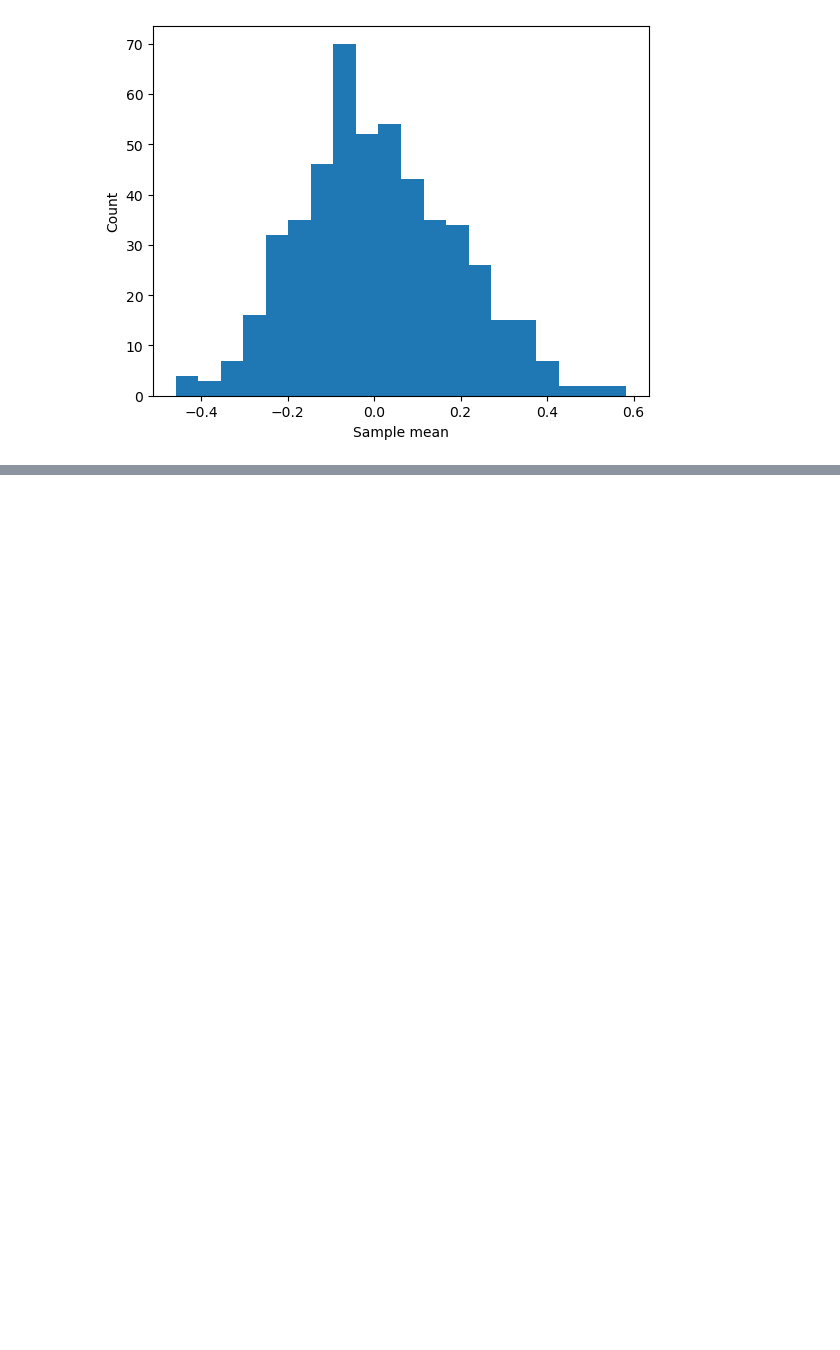
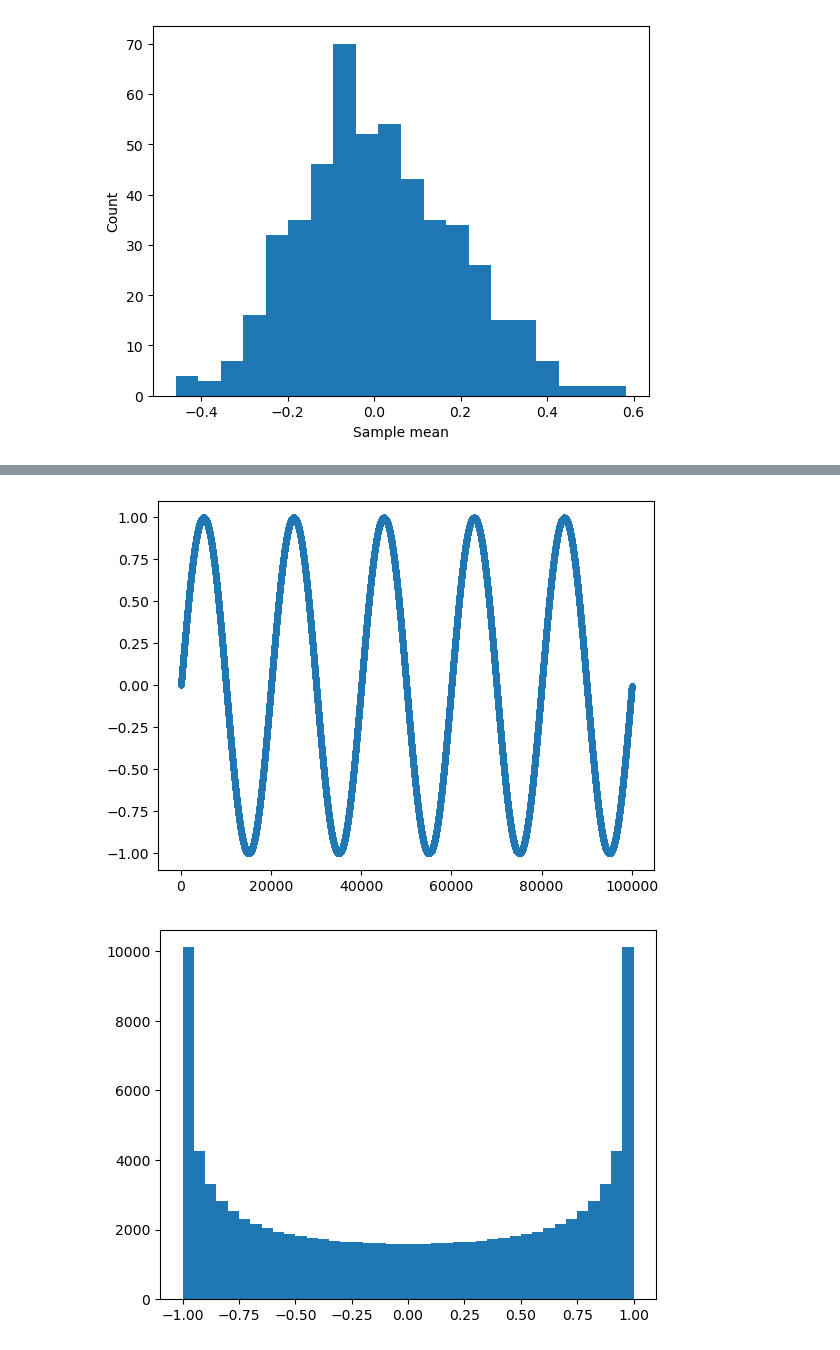
Before and after one commit to davidul/data-science, a Jupyter notebook: 03-statistics/02-probability/08-clt-large-numbers.ipynb, the cells around one changed output, grey strips where cells are left out. Saved outputs shown, nothing was run; the diff lists cells and outputs as text; code cells hidden in the pictures; blank space fills up the shorter version.

```diff
--- a/03-statistics/02-probability/08-clt-large-numbers.ipynb
+++ b/03-statistics/02-probability/08-clt-large-numbers.ipynb
@@ -108,0 +117,16 @@ plt.show()
+# %%
+## create data from power law distribution
+
+N = 100000
+data = np.random.randn(N)**2
+# alternative data
+data = np.sin(np.linspace(0, 10*np.pi, N))
+
+plt.plot(data, '.')
+plt.show()
+
+plt.hist(data, 40)
+plt.show()
+# %% [output]
+[figure, added]
+[figure, added]
```
Also changed, not shown: parts of 4 cells of this notebook.
